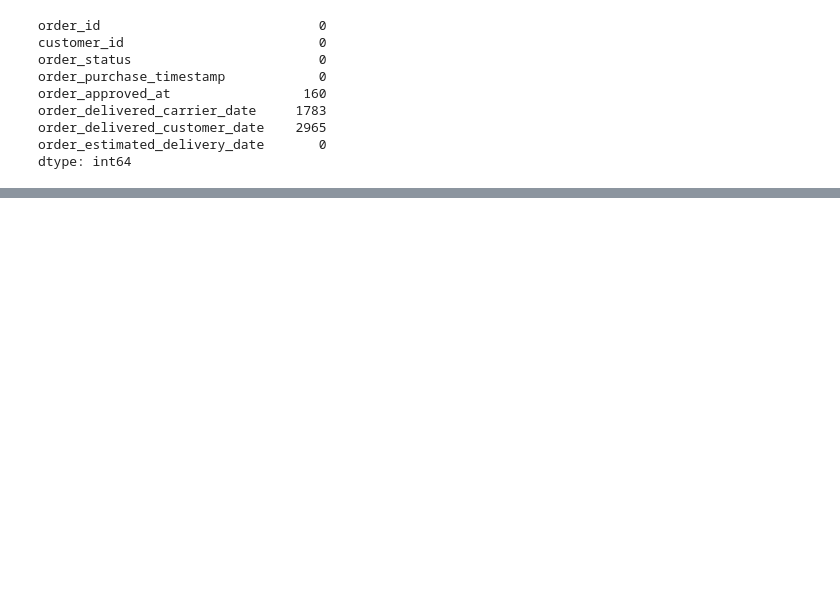
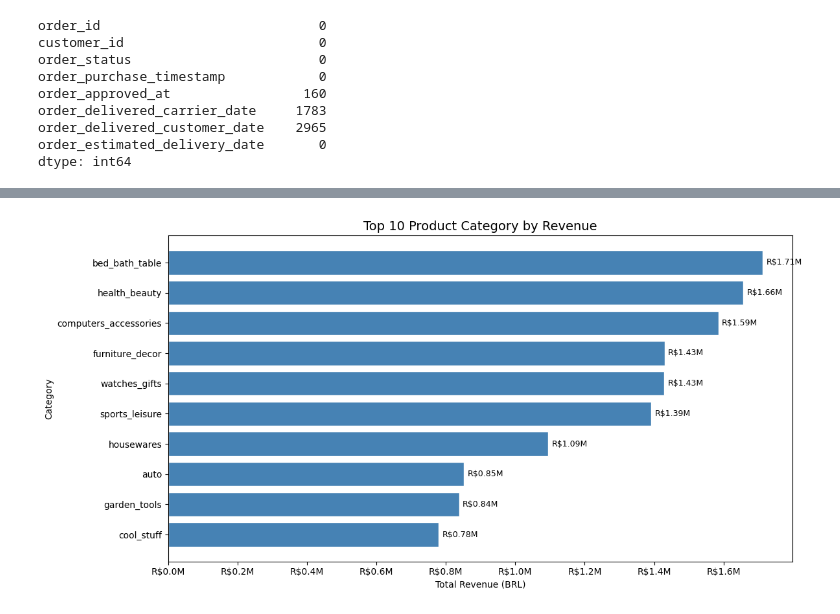
Before and after one commit to arihes/olist-ecommerce-analysis, a Jupyter notebook: notebooks/01_exploracao_inicial.ipynb, the cells around one changed output, grey strips where cells are left out. Saved outputs shown, nothing was run; the diff lists cells and outputs as text; code cells hidden in the pictures; blank space fills up the shorter version.

```diff
--- a/notebooks/01_exploracao_inicial.ipynb
+++ b/notebooks/01_exploracao_inicial.ipynb
@@ -67,0 +305,18 @@ dtype: int64
+# %%
+# Top 10 categories by total revenue
+# Top 10 categorias por receita total
+top_categories = (
+    orders_items_products
+    .groupby('product_category_name_english')['payment_value']
+    .sum()
+    .sort_values(ascending=False)
+    .head(10)
+    .reset_index()
+)
+
+top_categories.columns = ['category', 'revenue']
+top_categories['revenue_formatted'] = top_categories['revenue'].apply(
+    lambda x: f'R${x/1_000_000:.2f}M'
+)
+
+top_categories
@@ -67,0 +335,26 @@ dtype: int64
+# %%
+# Bar chart: top 10 categories by revenue
+# Gráfico de barras: top 10 categorias por receita
+fig, ax = plt.subplots(figsize=(12,6))
+
+bars = ax.barh(top_categories['category'][::-1],
+               top_categories['revenue'][::-1],
+               color='steelblue', edgecolor='white')
+
+# Adding value labels
+# Adicionando rótulos de valor
+for bar, value in zip(bars, top_categories['revenue'][::-1]):
+    ax.text(bar.get_width() + 10000, bar.get_y() + bar.get_height()/2,
+            f'R${value/1_000_000:.2f}M', va='center', fontsize=9)
+
+ax.set_title('Top 10 Product Category by Revenue', fontsize=14)
+ax.set_xlabel('Total Revenue (BRL)')
+ax.set_ylabel('Category')
+ax.xaxis.set_major_formatter(
+    plt.FuncFormatter(lambda x, _: f'R${x/1_000_000:.1f}M')
+)
+plt.tight_layout()
+plt.savefig('../dashboards/screenshots/top_categories_revenue.png')
+plt.show()
+# %% [output]
+[figure, added]
```
Also changed, not shown: parts of 16 cells of this notebook, 1 other file.
